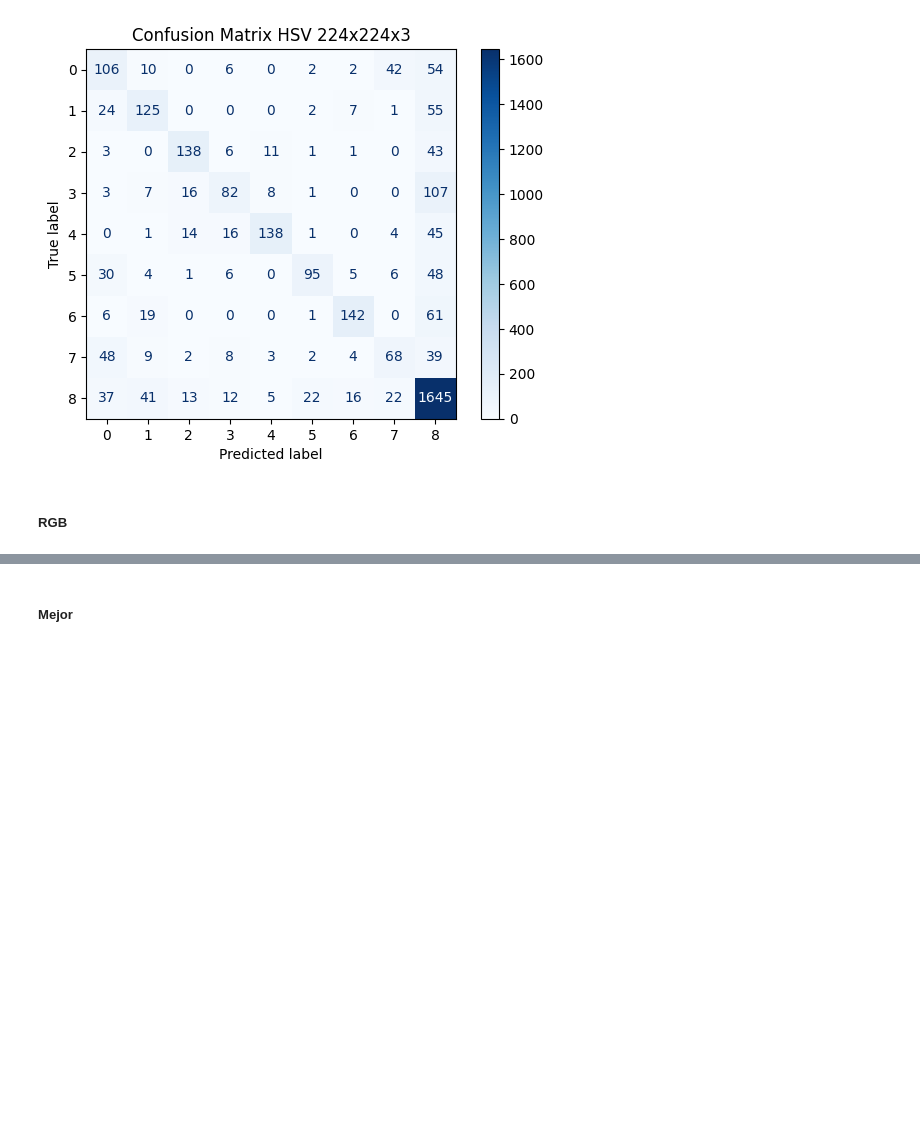
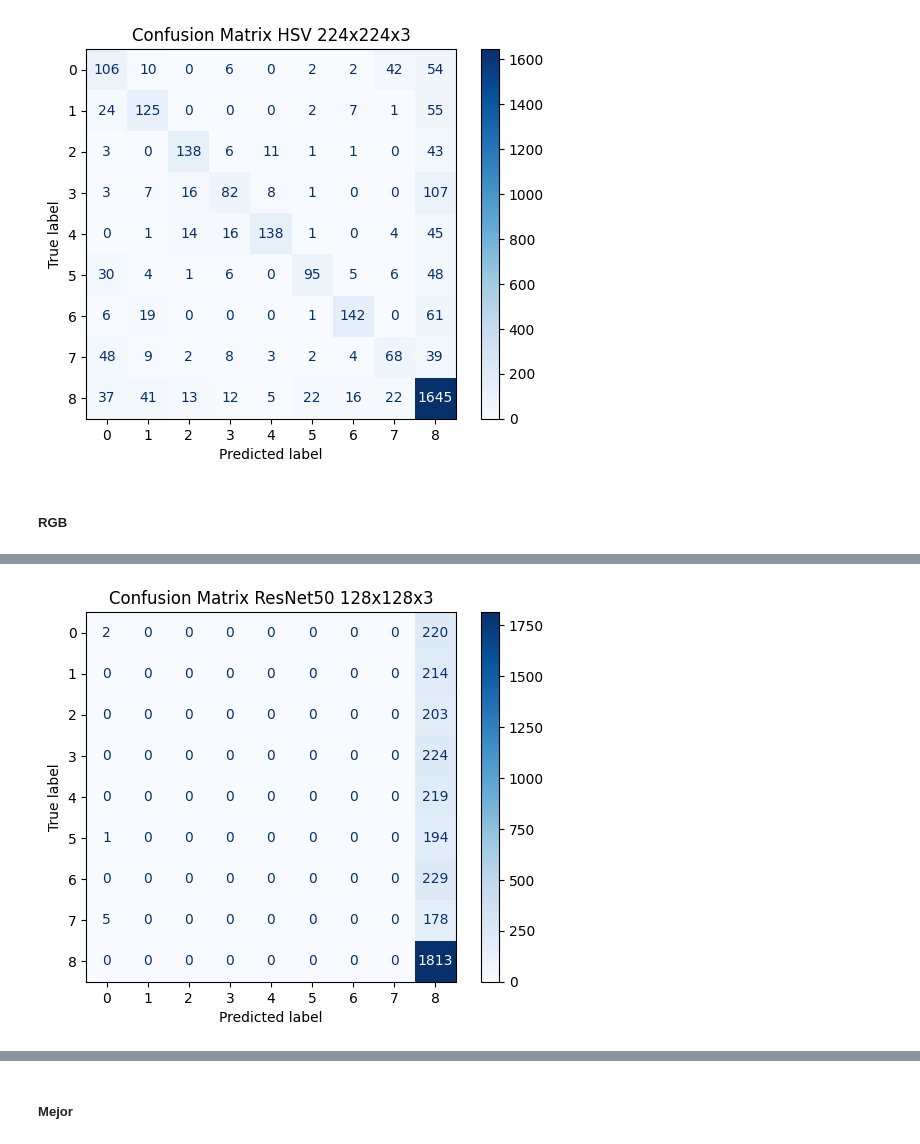
Before and after one commit to AcerejaAMS/Proyecto-TSAP, a Jupyter notebook: Comparacion_Modelos.ipynb, the cells around one changed output, grey strips where cells are left out. Cells and saved outputs as stored; diff of their text form; code cells hidden in the pictures; blank space fills up the shorter version.

```diff
--- a/Comparacion_Modelos.ipynb
+++ b/Comparacion_Modelos.ipynb
@@ -264,3 +298,6 @@ plot_confusion_matrix(model_hsv_224_224_3, X_test_hsv_224_224_3, y_test_hsv_224_
 [figure]
 # %% [markdown]
 ##### RGB
+# %%
+plot_confusion_matrix(model_resnet50, X_test_rgb_128_128_3, y_test_rgb_128_128_3, title='Confusion Matrix ResNet50 128x128x3')
+# %% [output]
@@ -267,3 +305,4 @@ plot_confusion_matrix(model_hsv_224_224_3, X_test_hsv_224_224_3, y_test_hsv_224_
+[figure, added]
 # %%
 plot_confusion_matrix(model_rgb_128_128_3, X_test_rgb_128_128_3, y_test_rgb_128_128_3, title='Confusion Matrix RGB 128x128x3')
 # %% [output]
```
Also changed, not shown: parts of 17 cells of this notebook.
